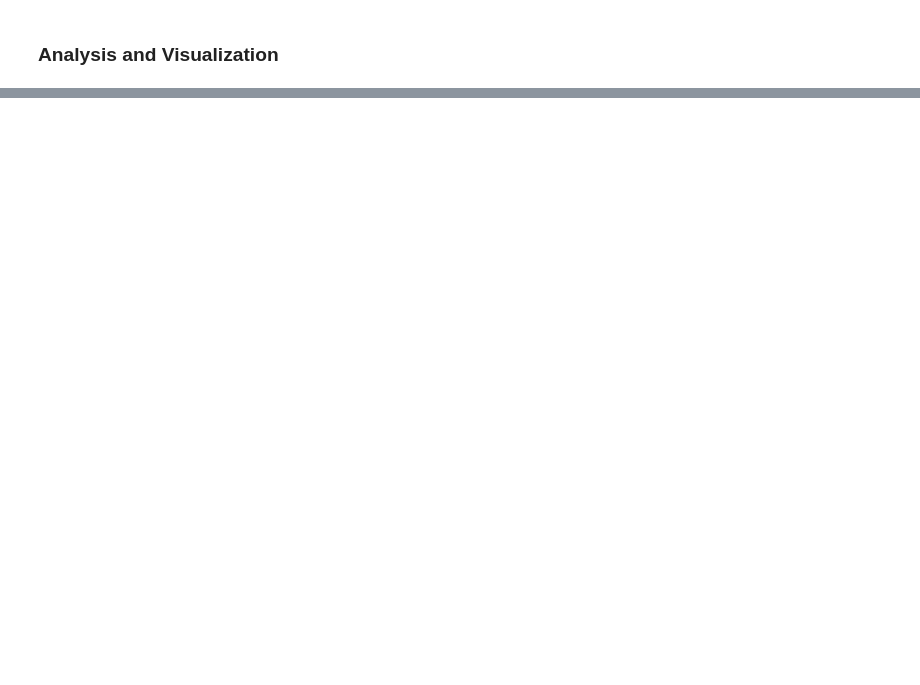
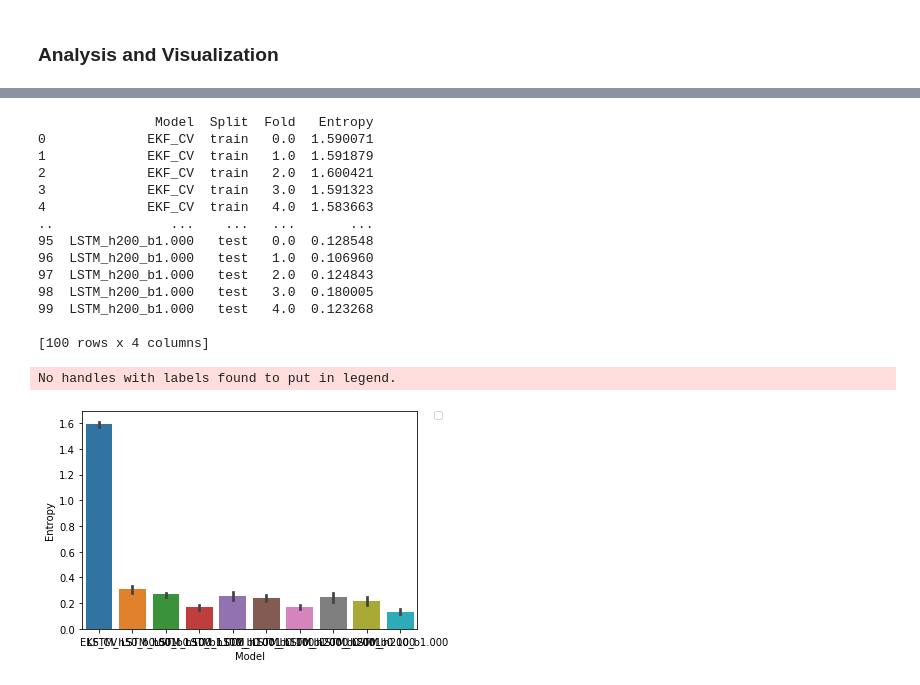
Before and after one commit to MPC-Berkeley/carla, a Jupyter notebook: PythonAPI/analysis/models_analysis.ipynb, the cells around one changed output, grey strips where cells are left out. Saved outputs shown, nothing was run; the diff lists cells and outputs as text; code cells hidden in the pictures; blank space fills up the shorter version.

```diff
--- a/PythonAPI/analysis/models_analysis.ipynb
+++ b/PythonAPI/analysis/models_analysis.ipynb
@@ -301,0 +384,36 @@ plt.show()
+# %%
+# PLOT 3: Entropy
+data_list = []
+
+for model in model_res_dict.keys():
+    for split in model_res_dict[model].keys():
+        #train/test
+        goal_entropy   = model_res_dict[model][split]['goal_entropy']
+
+        for i_fold, ent in enumerate(goal_entropy):
+            data_list.append([model, split, i_fold, ent])
+
+goal_df = pd.DataFrame(data_list, columns=['Model', 'Split', 'Fold', 'Entropy'],dtype=float)
+print(goal_df)
+
+# Make a bar chart out of this.
+ax = sns.barplot(x='Model', y='Entropy', data=goal_df[goal_df.Split == 'test'])
+plt.legend(bbox_to_anchor=(1.05, 1), loc=2, borderaxespad=0.)
+plt.show()
+# %% [output]
+               Model  Split  Fold   Entropy
+0             EKF_CV  train   0.0  1.590071
+1             EKF_CV  train   1.0  1.591879
+2             EKF_CV  train   2.0  1.600421
+3             EKF_CV  train   3.0  1.591323
+4             EKF_CV  train   4.0  1.583663
+..               ...    ...   ...       ...
+95  LSTM_h200_b1.000   test   0.0  0.128548
+96  LSTM_h200_b1.000   test   1.0  0.106960
+97  LSTM_h200_b1.000   test   2.0  0.124843
+98  LSTM_h200_b1.000   test   3.0  0.180005
+99  LSTM_h200_b1.000   test   4.0  0.123268
+
+[100 rows x 4 columns]
+No handles with labels found to put in legend.
+[figure, added]
```
Also changed, not shown: parts of 4 cells of this notebook.
